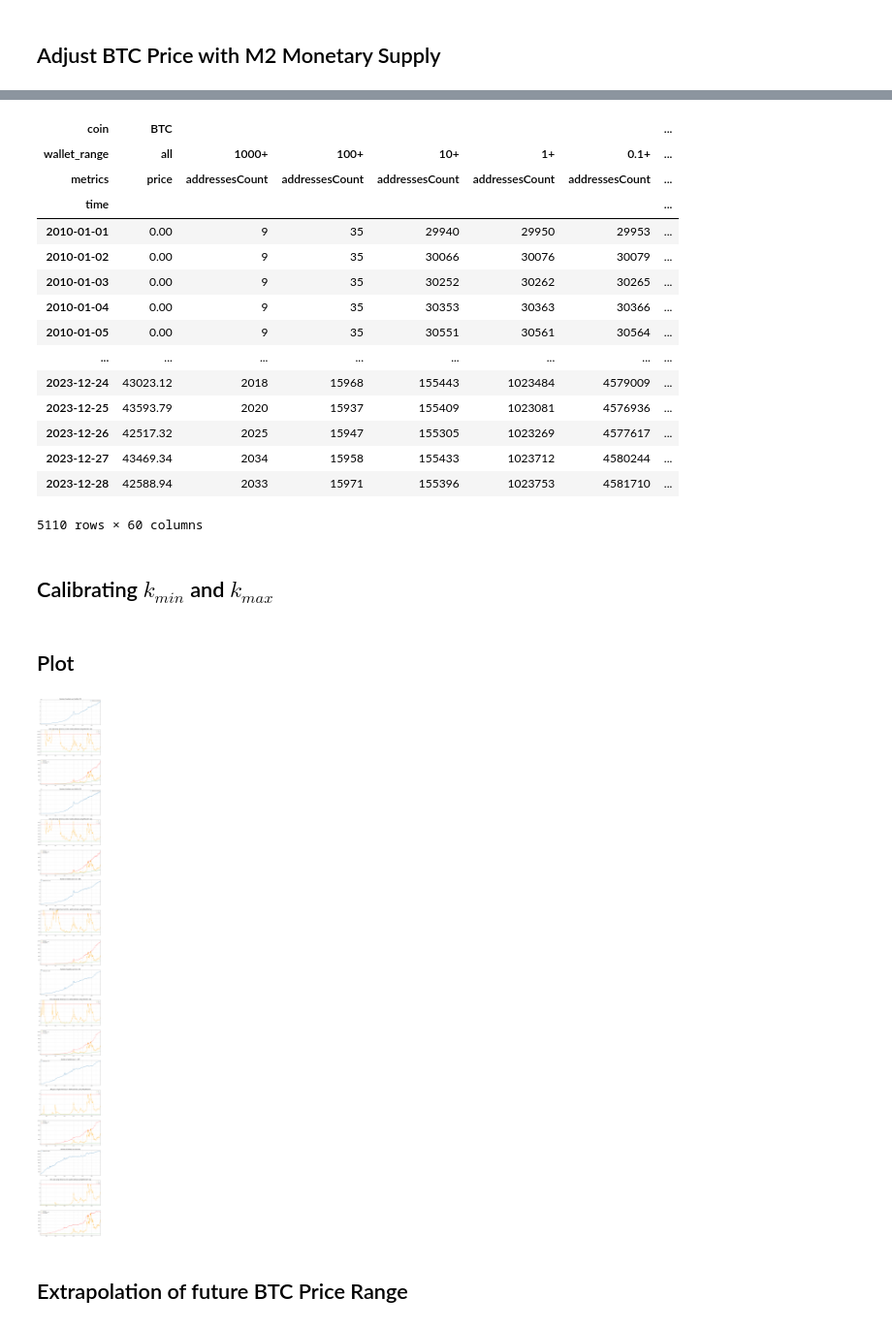
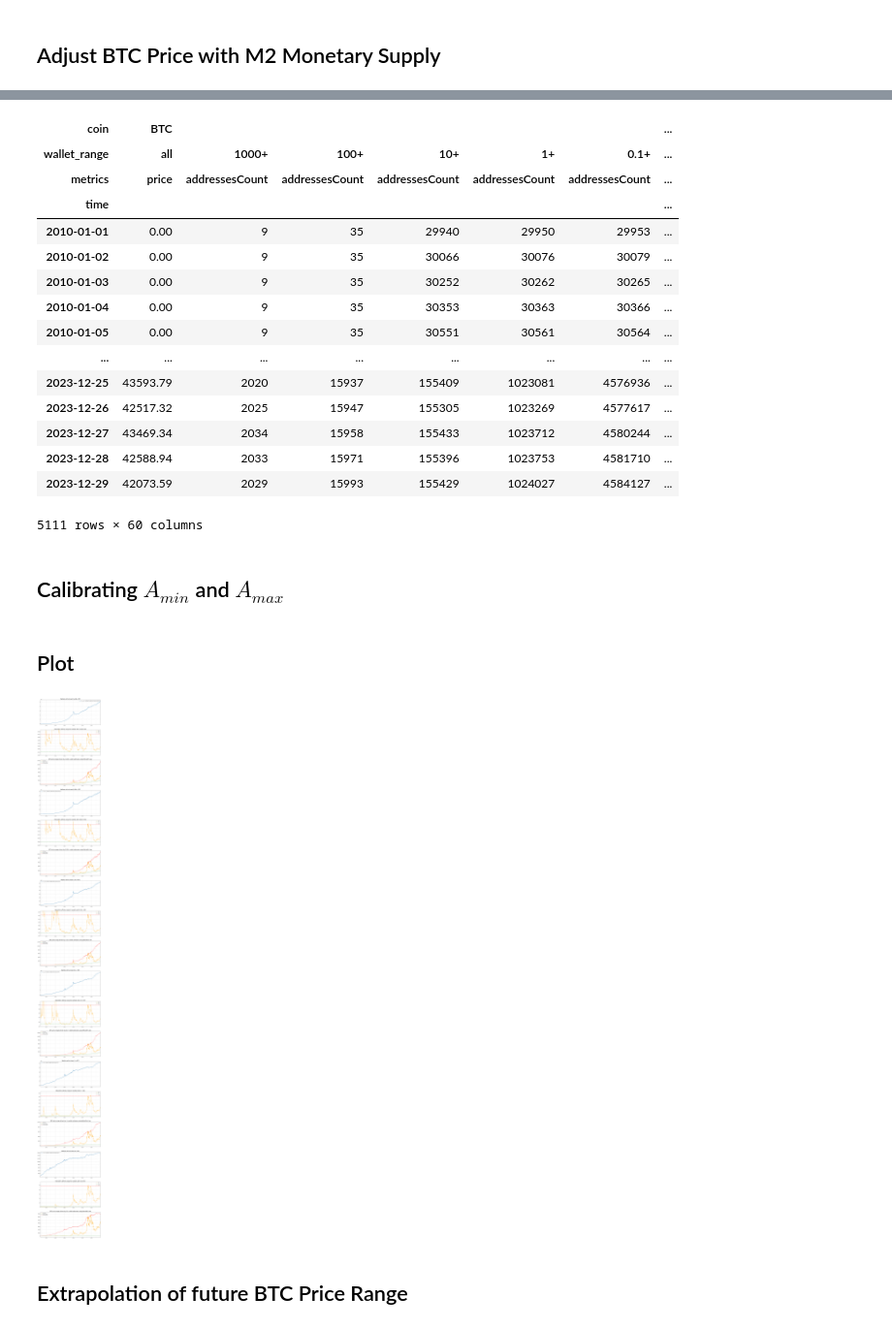
Before and after one commit to bekisz/chain-intelligence, a Jupyter notebook: metcalfe.ipynb, the cells around one changed output, grey strips where cells are left out. Shown at 97% size. Drawn from its saved outputs; the diff is of its cells as text; code cells hidden in the pictures.

```diff
--- a/metcalfe.ipynb
+++ b/metcalfe.ipynb
@@ -327,12 +333,12 @@ df
 
 btc_max_supply = 21*10**6
 for min_btc in min_btcs:
-    df.loc(axis=1)[(coin,str(min_btc) + '+','k')] = btc_max_supply*df.loc(axis=1)[(coin,'all','m2_adj_price')] \
+    df.loc(axis=1)[(coin,str(min_btc) + '+','a')] = 2*btc_max_supply*df.loc(axis=1)[(coin,'all','m2_adj_price')] \
         / ( df.loc(axis=1)[(coin, str(min_btc) + '+','addressesCount')] \
         * df.loc(axis=1)[(coin, str(min_btc) + '+','addressesCount')])
     for days in smas:
-        df.loc(axis=1)[(coin, str(min_btc) + '+', 'k-sma' + str(days) +'d')] = \
-            df.loc(axis=1)[(coin, str(min_btc) + '+','k')].rolling(days).mean()
+        df.loc(axis=1)[(coin, str(min_btc) + '+', 'a_sma' + str(days) +'d')] = \
+            df.loc(axis=1)[(coin, str(min_btc) + '+','a')].rolling(days).mean()
 
 # df=df.loc['2013-01-01':]
 df
@@ -347,32 +353,32 @@ df
 | 2010-01-04 | 0.00 | 9 | 35 | 30353 | 30363 | 30366 | ... |
 | 2010-01-05 | 0.00 | 9 | 35 | 30551 | 30561 | 30564 | ... |
 | ... | ... | ... | ... | ... | ... | ... | ... |
-| 2023-12-24 | 43023.12 | 2018 | 15968 | 155443 | 1023484 | 4579009 | ... |
 | 2023-12-25 | 43593.79 | 2020 | 15937 | 155409 | 1023081 | 4576936 | ... |
 | 2023-12-26 | 42517.32 | 2025 | 15947 | 155305 | 1023269 | 4577617 | ... |
 | 2023-12-27 | 43469.34 | 2034 | 15958 | 155433 | 1023712 | 4580244 | ... |
 | 2023-12-28 | 42588.94 | 2033 | 15971 | 155396 | 1023753 | 4581710 | ... |
+| 2023-12-29 | 42073.59 | 2029 | 15993 | 155429 | 1024027 | 4584127 | ... |
-5110 rows × 60 columns
+5111 rows × 60 columns
 # %% [markdown]
-## Calibrating $k_{min}$ and $k_{max}$
+## Calibrating $A_{min}$ and $A_{max}$
 # %%
-ranges_from_sma_days = 30
+ranges_from_sma_days = ranges_from_sma_days or 30
 
 for min_btc in min_btcs:
     wallet_range = str(min_btc) + '+'
-    k_btc_bottom = df[coin,wallet_range,'k-sma'+ str(ranges_from_sma_days)+ 'd'][k_calibration_start_date:].min()/btc_max_supply
-    k_btc_top = df[coin, wallet_range,'k-sma'+ str(ranges_from_sma_days)+ 'd'][k_calibration_start_date:].max()/btc_max_supply
-    df.loc(axis=1)[(coin, wallet_range, 'k_btc_bottom')] = k_btc_bottom
-    df.loc(axis=1)[(coin, wallet_range, 'm2_adj_bottom_price')] = \
-        k_btc_bottom * df.loc(axis=1)[(coin,wallet_range,'addressesCount')]**2
+    a_min = df[coin,wallet_range,'a_sma'+ str(ranges_from_sma_days)+ 'd'][k_calibration_start_date:].min()/btc_max_supply
+    a_max = df[coin, wallet_range,'a_sma'+ str(ranges_from_sma_days)+ 'd'][k_calibration_start_date:].max()/btc_max_supply
+    df.loc(axis=1)[(coin, wallet_range, 'a_min')] = a_min
+    df.loc(axis=1)[(coin, wallet_range, 'm2_adj_min_price')] = \
+        a_min / 2  * df.loc(axis=1)[(coin,wallet_range,'addressesCount')]**2
     df.loc(axis=1)[(coin, wallet_range, 'bottom_price')] = \
-        df.loc(axis=1)[(coin,wallet_range, 'm2_adj_bottom_price')] * df.loc(axis=1)[('USD','all', 'm2_supply_index')]
-    df.loc(axis=1)[(coin, wallet_range, 'k_btc_top')] = k_btc_top
-    df.loc(axis=1)[(coin, wallet_range, 'm2_adj_top_price')] = \
-        k_btc_top * df.loc(axis=1)[(coin,wallet_range,'addressesCount')]**2
+        df.loc(axis=1)[(coin,wallet_range, 'm2_adj_min_price')] * df.loc(axis=1)[('USD','all', 'm2_supply_index')]
+    df.loc(axis=1)[(coin, wallet_range, 'a_max')] = a_max
+    df.loc(axis=1)[(coin, wallet_range, 'm2_adj_max_price')] = \
+        a_max / 2 * df.loc(axis=1)[(coin,wallet_range,'addressesCount')]**2
     df.loc(axis=1)[(coin, wallet_range, 'top_price')] = \
-        df.loc(axis=1)[(coin,wallet_range, 'm2_adj_top_price')] * df.loc(axis=1)[('USD','all', 'm2_supply_index')]
-    #print("k top-to-bottom ratio is {} at range {} using k-sma-{}d ".format(k_btc_top/k_btc_bottom,min_btc,ranges_from_sma_days ) )
+        df.loc(axis=1)[(coin,wallet_range, 'm2_adj_max_price')] * df.loc(axis=1)[('USD','all', 'm2_supply_index')]
+    #print("k top-to-bottom ratio is {} at range {} using A_sma-{}d ".format(a_max/a_min,min_btc,ranges_from_sma_days ) )
     df= df.copy()
 # %% [markdown]
 ## Plot
@@ -383,44 +389,44 @@ subplots = len(min_btcs)*3;
 fig, axs = plt.subplots(subplots)
 fig.set_size_inches(16, 8*subplots)
 
 i=0
 for min_btc in min_btcs:
 #for i in range(1,subplots,2) :
     wallet_range = str(min_btc)+'+'
-    axs[i].set_title("Number of wallets over {} {}".format(wallet_range, coin), fontsize=18)
-    df[coin][str(min_btc)+'+']['addressesCount'][plot_start_date:today].plot(ax=axs[i],label='Wallets over {} {}'.format(min_btc, coin) )
+    axs[i].set_title("Wallets with at least {} {}".format(wallet_range, coin), fontsize=18)
+    df[coin][str(min_btc)+'+']['addressesCount'][plot_start_date:today].plot(ax=axs[i],label='$n_{{ {} \leq}}(t) $ - Number of wallets with at least {} {}'.format(min_btc, min_btc, coin) )
     axs[i].legend(loc='best')
     axs[i].grid(axis='both', which='major', alpha=0.6)
     axs[i].grid(axis='both', which='minor', alpha=0.15)
 
 
-    axs[i+1].set_title("Metcalfe's k range for wallets with {} {}".format(wallet_range, coin), fontsize=18)
-    df[coin][wallet_range]['k-sma7d'][plot_start_date:today].plot(ax=axs[i+1],color='orange',label='k'.format(wallet_range, coin), linestyle='dashed')
-    (df[coin][wallet_range]['k_btc_bottom'][plot_start_date:today]*btc_max_supply).plot(ax=axs[i+1],color='green',label='$k_{min}$', linestyle='dashed')
-    (df[coin][wallet_range]['k_btc_top'][plot_start_date:today]*btc_max_supply).plot(ax=axs[i+1],color='red',label='$k_{max}$', linestyle='dashed')
+    axs[i+1].set_title("Metcalfe's affinity range for wallets with {} {}".format(wallet_range, coin), fontsize=18)
+    df[coin][wallet_range]['a_sma7d'][plot_start_date:today].plot(ax=axs[i+1],color='orange',label='A(t)'.format(wallet_range, coin), linestyle='dashed')
+    (df[coin][wallet_range]['a_min'][plot_start_date:today]*btc_max_supply).plot(ax=axs[i+1],color='green',label='$A_{min}$', linestyle='dashed')
+    (df[coin][wallet_range]['a_max'][plot_start_date:today]*btc_max_supply).plot(ax=axs[i+1],color='red',label='$A_{max}$', linestyle='dashed')
     axs[i+1].legend(loc='best')
     axs[i+1].grid(which='major', alpha=0.6)
     axs[i+1].grid(which='minor', alpha=0.15)
-    axs[i+1].set_ylim([0,df[coin][wallet_range]['k_btc_top'][plot_start_date:today].max()*1.2*btc_max_supply])
+    axs[i+1].set_ylim([0,df[coin][wallet_range]['a_max'][plot_start_date:today].max()*1.2*btc_max_supply])
 
-    axs[i+1].set_title("{} price range driven by {} wallet adresses using Metcalfe's law".format(coin, wallet_range), fontsize=18)
+    axs[i+2].set_title("{} price range driven by {} wallet adresses using Metcalfe's law".format(coin, wallet_range), fontsize=18)
 
     #m2_adj_='m2_adj_'
     m2_adj_=''
     if 'm2_adj_'  == m2_adj_:
         m2_adj_text = "USD M2 Supply adjusted "
     else:
          m2_adj_text = ""
     df[coin]['all'][m2_adj_ + 'price'][plot_start_date:today].plot(ax=axs[i+2], linewidth=1, color='orange',label='{}{} Price'.format(m2_adj_text, coin))
-    df[coin][wallet_range][m2_adj_ + 'bottom_price'][plot_start_date:today].plot(ax=axs[i+2], linewidth=1,color='green',label='{}{} Bottom Price'.format(m2_adj_text, coin))
-    df[coin][wallet_range][m2_adj_ + 'top_price'][plot_start_date:today].plot(ax=axs[i+2], linewidth=1,color='red',label='{}{} Top Price'.format(m2_adj_text, coin))
+    df[coin][wallet_range][m2_adj_ + 'bottom_price'][plot_start_date:today].plot(ax=axs[i+2], linewidth=1,color='green',label='{}{} Min Price'.format(m2_adj_text, coin))
+    df[coin][wallet_range][m2_adj_ + 'top_price'][plot_start_date:today].plot(ax=axs[i+2], linewidth=1,color='red',label='{}{} Max Price'.format(m2_adj_text, coin))
     #axs[i+1].set_yscale('log')
     axs[i+2].legend(loc='best')
     axs[i+2].grid(which='major', alpha=0.6)
     axs[i+2].grid(which='minor', alpha=0.15)
     i=i+3
 # %% [output]
-[figure, old version]
+[figure, new version]
 # %% [markdown]
 ## Extrapolation of future BTC Price Range
 # %%
```
Also changed, not shown: parts of 12 cells of this notebook.
